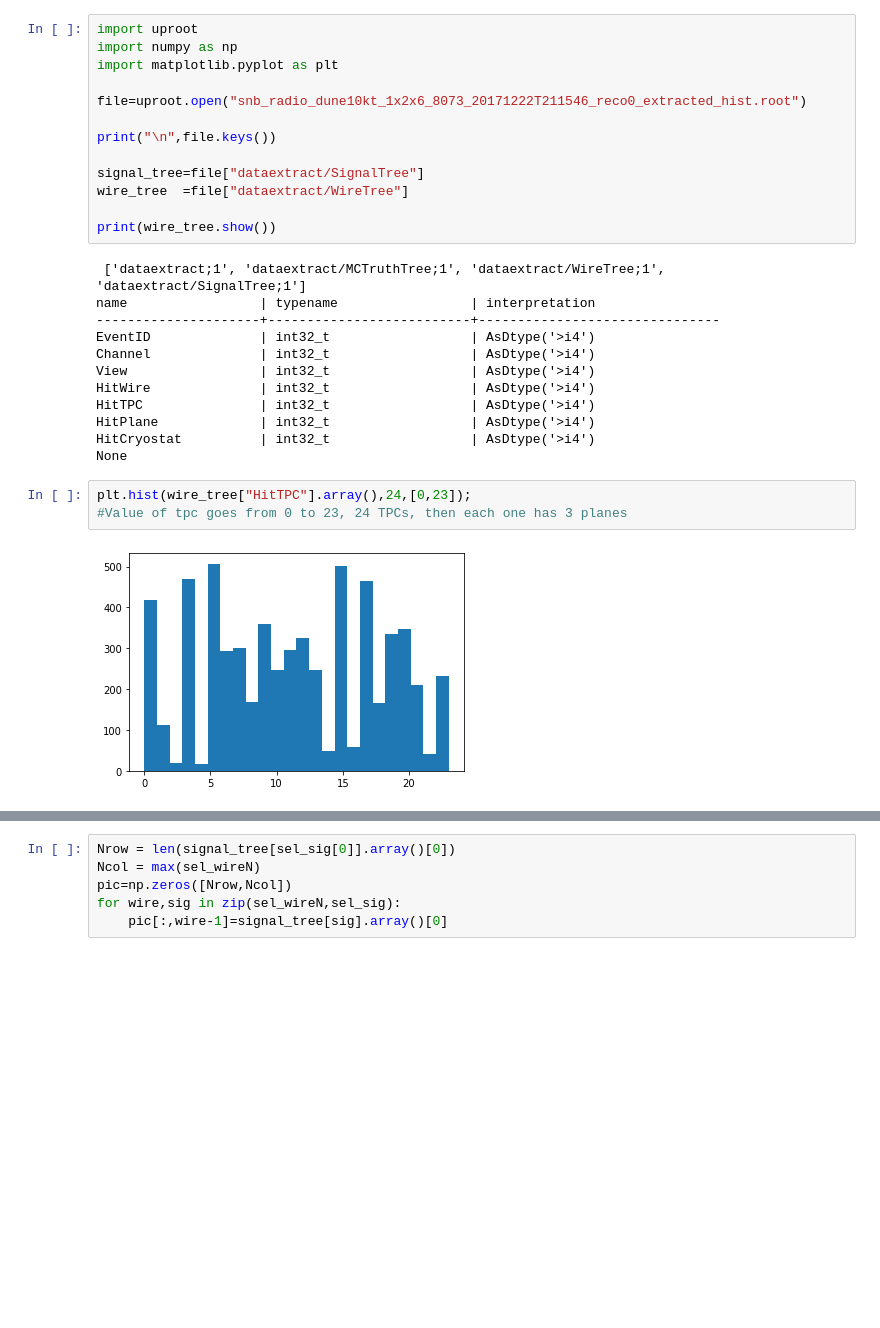
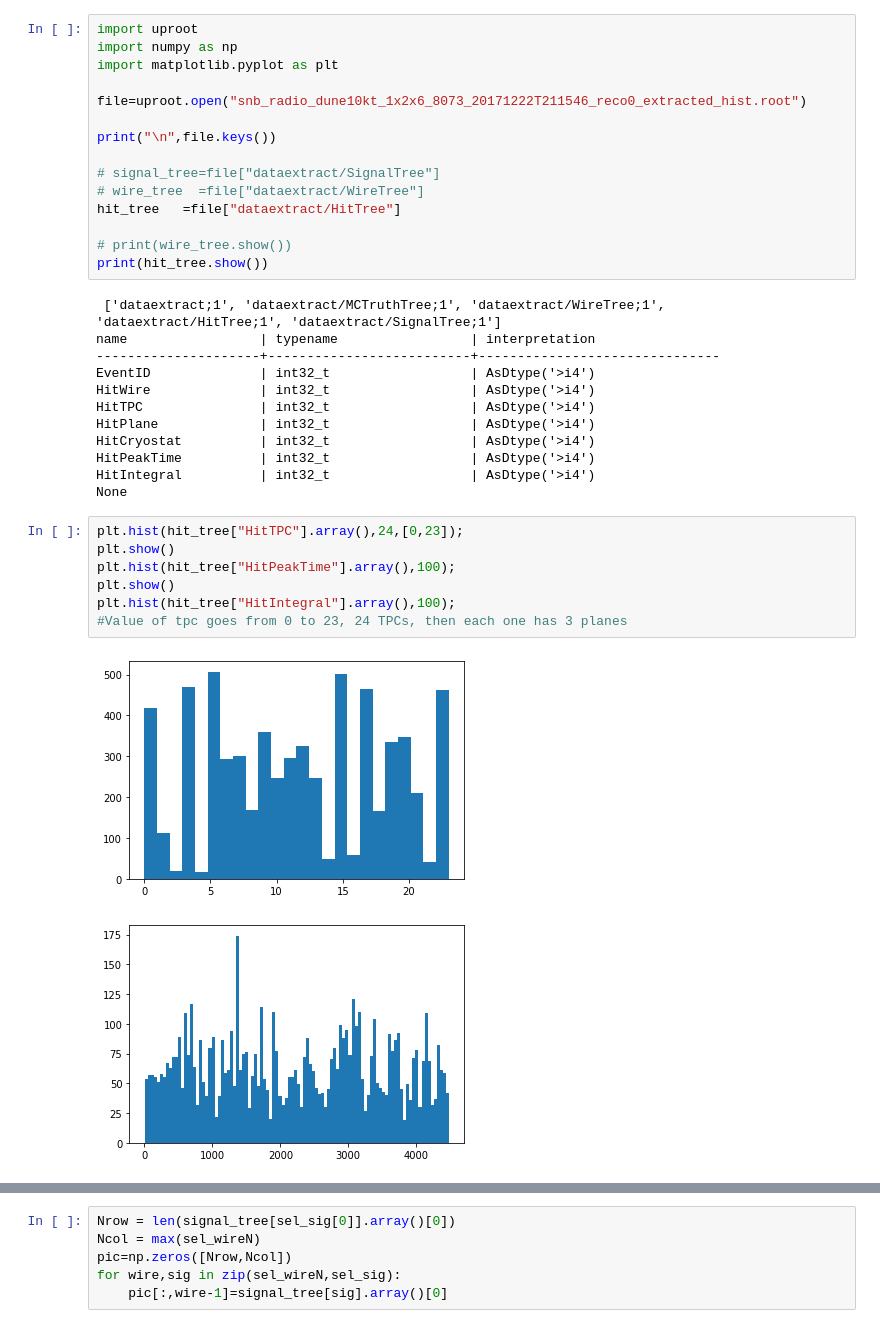
Before and after one commit to rodralva/RobertoData, a Jupyter notebook: sample_text.ipynb, the cells around one changed output, grey strips where cells are left out. Saved outputs shown, nothing was run; the diff lists cells and outputs as text; blank space fills up the shorter version.

```diff
--- a/sample_text.ipynb
+++ b/sample_text.ipynb
@@ -7,24 +7,31 @@ file=uproot.open("snb_radio_dune10kt_1x2x6_8073_20171222T211546_reco0_extracted_
 
 print("\n",file.keys())
 
-signal_tree=file["dataextract/SignalTree"]
-wire_tree  =file["dataextract/WireTree"]
+# signal_tree=file["dataextract/SignalTree"]
+# wire_tree  =file["dataextract/WireTree"]
+hit_tree   =file["dataextract/HitTree"]
 
-print(wire_tree.show())
+# print(wire_tree.show())
+print(hit_tree.show())
 # %% [output]
- ['dataextract;1', 'dataextract/MCTruthTree;1', 'dataextract/WireTree;1', 'dataextract/SignalTree;1']
+ ['dataextract;1', 'dataextract/MCTruthTree;1', 'dataextract/WireTree;1', 'dataextract/HitTree;1', 'dataextract/SignalTree;1']
 name                 | typename                 | interpretation
 ---------------------+--------------------------+-------------------------------
 EventID              | int32_t                  | AsDtype('>i4')
-Channel              | int32_t                  | AsDtype('>i4')
-View                 | int32_t                  | AsDtype('>i4')
 HitWire              | int32_t                  | AsDtype('>i4')
 HitTPC               | int32_t                  | AsDtype('>i4')
 HitPlane             | int32_t                  | AsDtype('>i4')
 HitCryostat          | int32_t                  | AsDtype('>i4')
+HitPeakTime          | int32_t                  | AsDtype('>i4')
+HitIntegral          | int32_t                  | AsDtype('>i4')
 None
 # %%
-plt.hist(wire_tree["HitTPC"].array(),24,[0,23]);
+plt.hist(hit_tree["HitTPC"].array(),24,[0,23]);
+plt.show()
+plt.hist(hit_tree["HitPeakTime"].array(),100);
+plt.show()
+plt.hist(hit_tree["HitIntegral"].array(),100);
 #Value of tpc goes from 0 to 23, 24 TPCs, then each one has 3 planes
 # %% [output]
-[figure, old version]
+[figure, new version]
+[figure, added]
```
Also changed, not shown: parts of 4 cells of this notebook, 1 other file.
